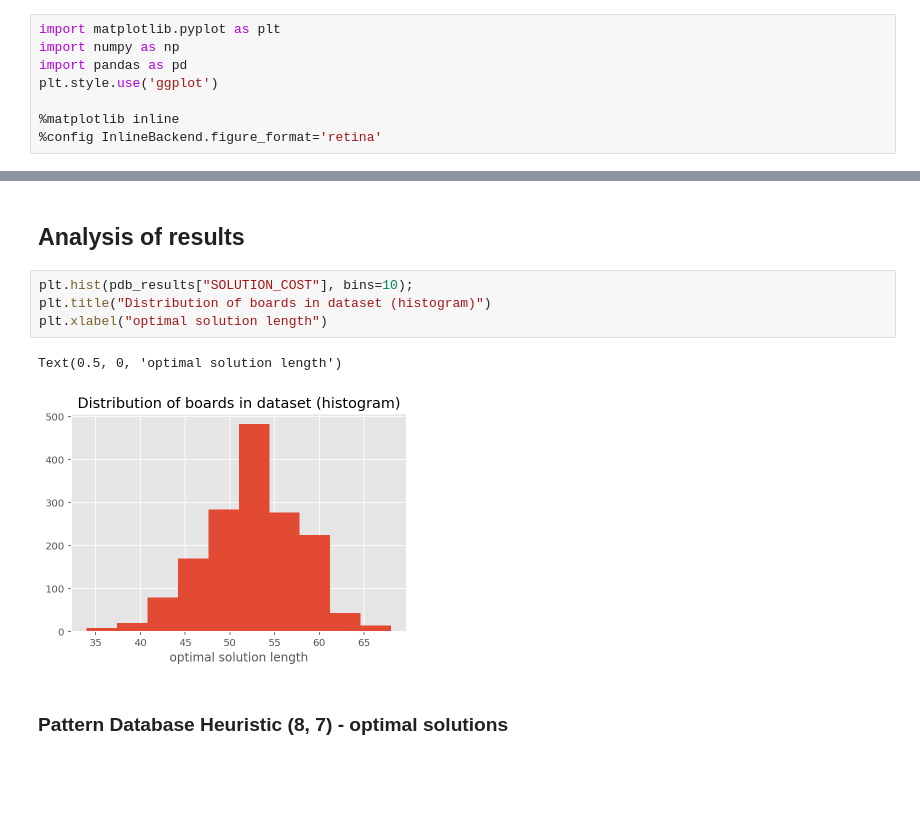
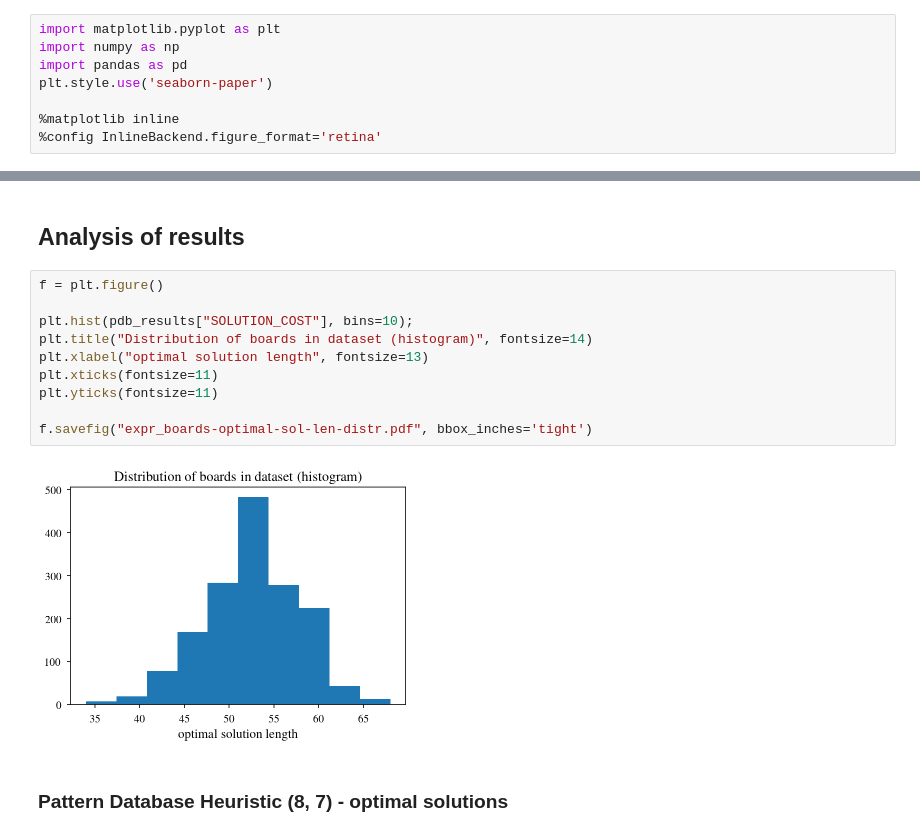
Before and after one commit to vcahlik/fifteen-puzzle, a Jupyter notebook: prototype/notebooks/ANNHeuristicBenchmarkPDB8MoreData.ipynb, the cells around one changed output, grey strips where cells are left out. Drawn from its saved outputs; the diff is of its cells as text; blank space fills up the shorter version.

```diff
--- a/prototype/notebooks/ANNHeuristicBenchmarkPDB8MoreData.ipynb
+++ b/prototype/notebooks/ANNHeuristicBenchmarkPDB8MoreData.ipynb
@@ -10,7 +10,7 @@ The tests were run on boards created by random permutations. **The same dataset
 import matplotlib.pyplot as plt
 import numpy as np
 import pandas as pd
-plt.style.use('ggplot')
+plt.style.use('seaborn-paper')
 
 %matplotlib inline
 %config InlineBackend.figure_format='retina'
@@ -70,12 +75,17 @@ ann_results_complete = results_complete[results_complete["HEURISTIC_NAME"] == "A
 # %% [markdown]
 ## Analysis of results
 # %%
+f = plt.figure()
+
 plt.hist(pdb_results["SOLUTION_COST"], bins=10);
-plt.title("Distribution of boards in dataset (histogram)")
-plt.xlabel("optimal solution length")
+plt.title("Distribution of boards in dataset (histogram)", fontsize=14)
+plt.xlabel("optimal solution length", fontsize=13)
+plt.xticks(fontsize=11)
+plt.yticks(fontsize=11)
+
+f.savefig("expr_boards-optimal-sol-len-distr.pdf", bbox_inches='tight')
 # %% [output]
-Text(0.5, 0, 'optimal solution length')
-[figure, old version]
+[figure, new version]
 # %% [markdown]
 ### Pattern Database Heuristic (8, 7) - optimal solutions
 # %% [markdown]
```
Also changed, not shown: parts of 7 cells of this notebook.
